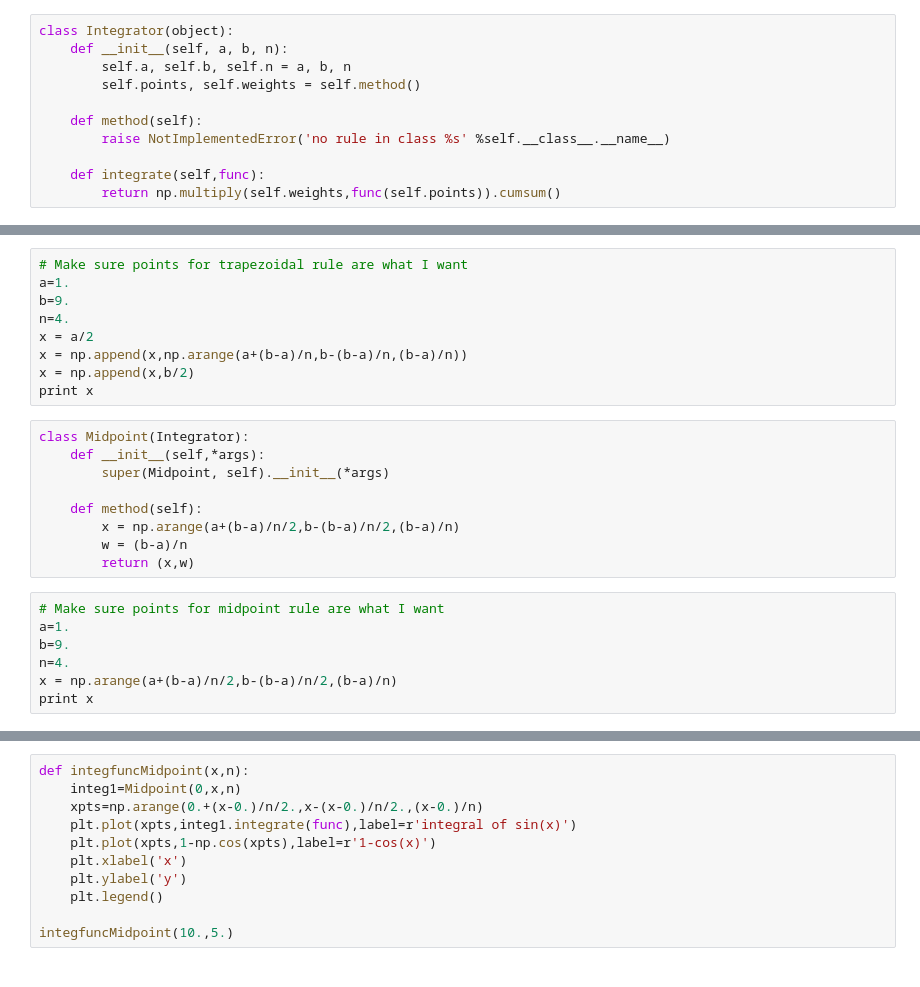
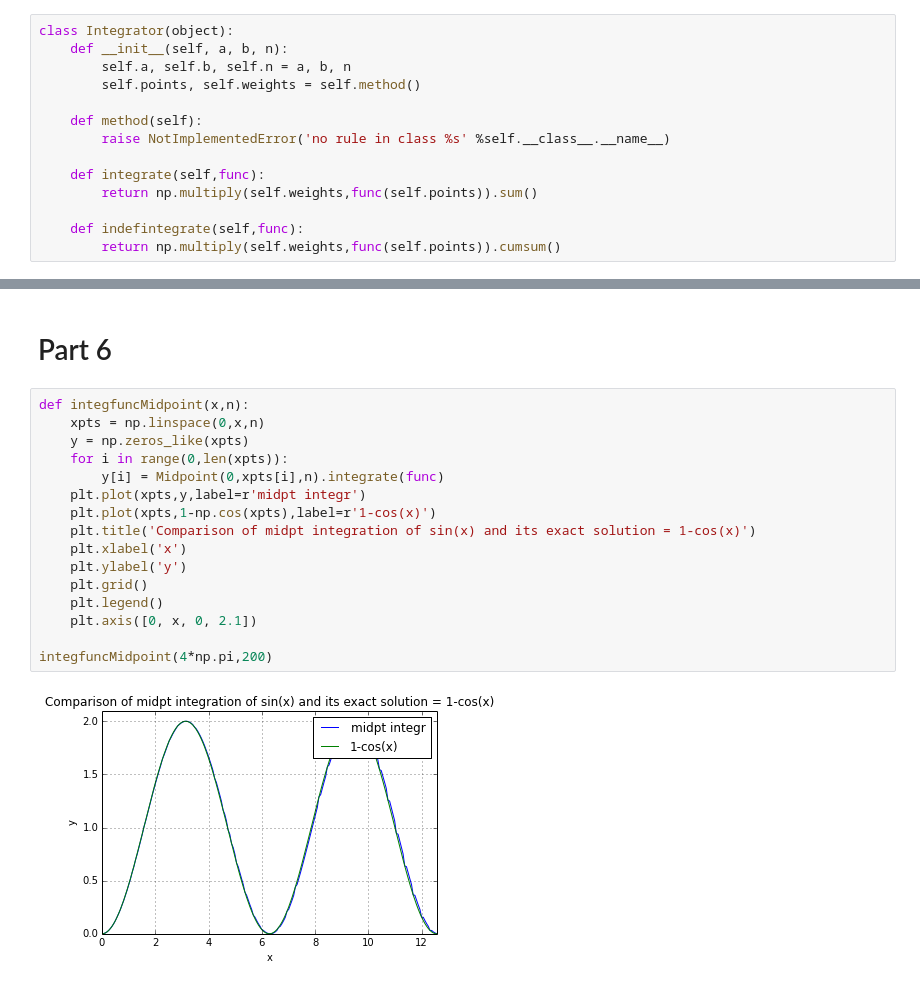
Before and after one commit to eabrasse/2014_Astr599_HW, a Jupyter notebook: shirleyswirley/Leung_HW2.ipynb, the cells around one changed output, grey strips where cells are left out. Cells and saved outputs as stored; diff of their text form.

```diff
--- a/shirleyswirley/Leung_HW2.ipynb
+++ b/shirleyswirley/Leung_HW2.ipynb
@@ -15,4 +20,7 @@ class Integrator(object):
         raise NotImplementedError('no rule in class %s' %self.__class__.__name__)
 
     def integrate(self,func):
+        return np.multiply(self.weights,func(self.points)).sum()
+
+    def indefintegrate(self,func):
         return np.multiply(self.weights,func(self.points)).cumsum()
@@ -29,26 +60 @@ class Trapezoidal(Integrator):
         return (x,w)
-# %%
-# Make sure points for trapezoidal rule are what I want
-a=1.
-b=9.
-n=4.
-x = a/2
-x = np.append(x,np.arange(a+(b-a)/n,b-(b-a)/n,(b-a)/n))
-x = np.append(x,b/2)
-print x
-# %%
-class Midpoint(Integrator):
-    def __init__(self,*args):
-        super(Midpoint, self).__init__(*args)
-
-    def method(self):
-        x = np.arange(a+(b-a)/n/2,b-(b-a)/n/2,(b-a)/n)
-        w = (b-a)/n
-        return (x,w)
-# %%
-# Make sure points for midpoint rule are what I want
-a=1.
-b=9.
-n=4.
-x = np.arange(a+(b-a)/n/2,b-(b-a)/n/2,(b-a)/n)
-print x
@@ -55,11 +69,20 @@ print x
+# %% [markdown]
+# Part 6
 # %%
 def integfuncMidpoint(x,n):
-    integ1=Midpoint(0,x,n)
-    xpts=np.arange(0.+(x-0.)/n/2.,x-(x-0.)/n/2.,(x-0.)/n)
-    plt.plot(xpts,integ1.integrate(func),label=r'integral of sin(x)')
+    xpts = np.linspace(0,x,n)
+    y = np.zeros_like(xpts)
+    for i in range(0,len(xpts)):
+        y[i] = Midpoint(0,xpts[i],n).integrate(func)
+    plt.plot(xpts,y,label=r'midpt integr')
     plt.plot(xpts,1-np.cos(xpts),label=r'1-cos(x)')
+    plt.title('Comparison of midpt integration of sin(x) and its exact solution = 1-cos(x)')
     plt.xlabel('x')
     plt.ylabel('y')
+    plt.grid()
     plt.legend()
+    plt.axis([0, x, 0, 2.1])
 
-integfuncMidpoint(10.,5.)
+integfuncMidpoint(4*np.pi,200)
+# %% [output]
+[figure, added]
```
Also changed, not shown: parts of 12 cells of this notebook.
